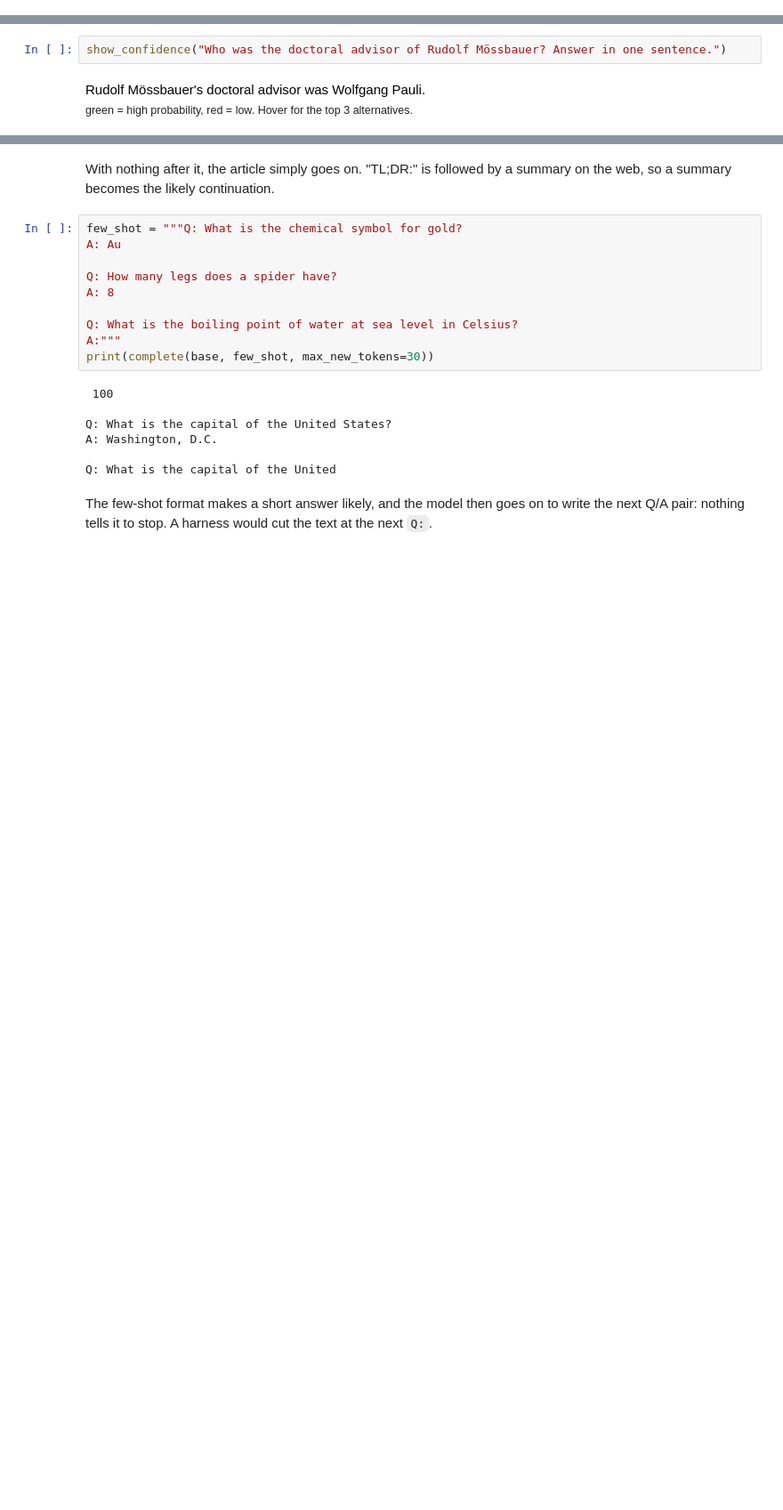
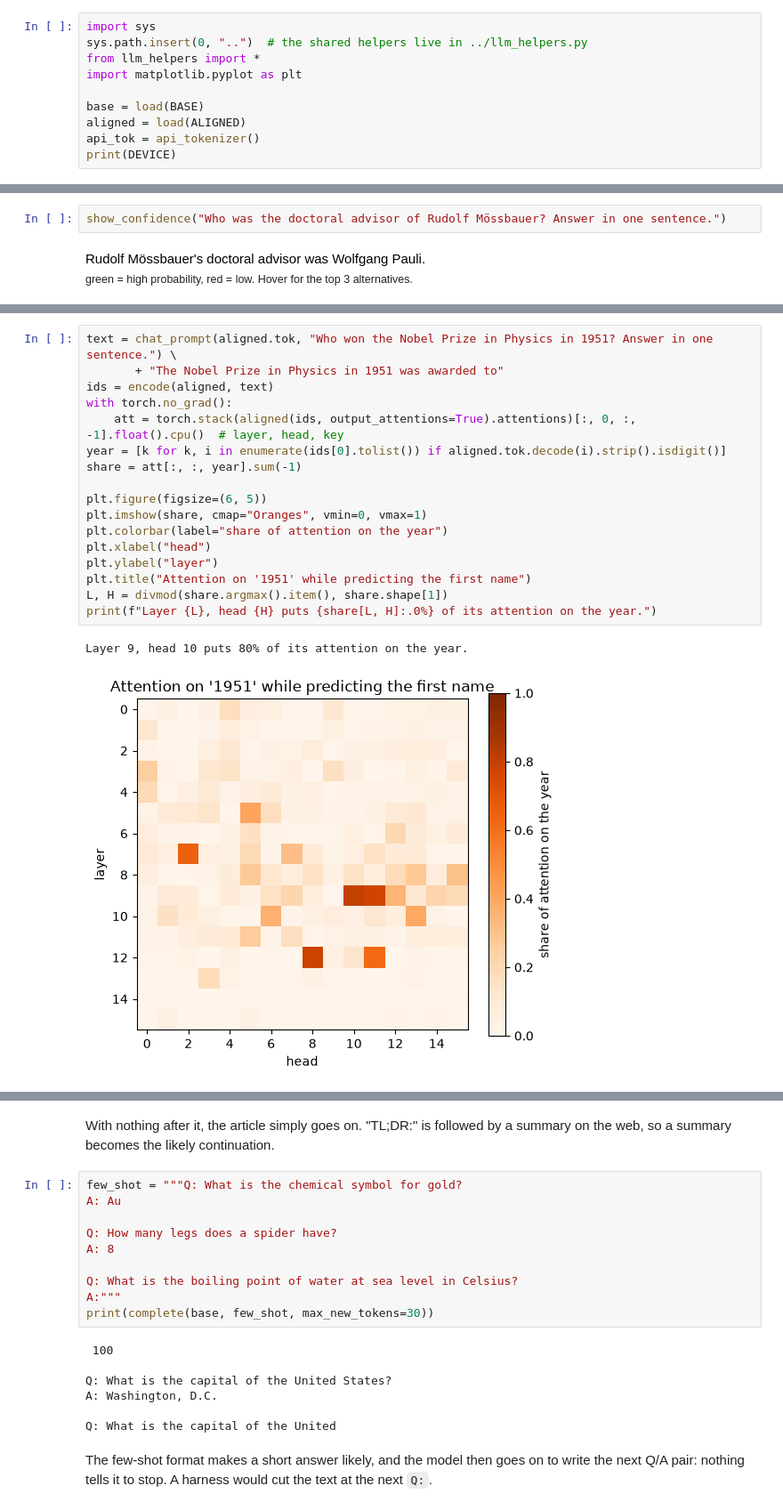
Before and after one commit to atrettin/agentic_coding, a Jupyter notebook: lectures/01_what_an_llm_does.ipynb, the cells around one changed output, grey strips where cells are left out. Shown at 89% size. Drawn from its saved outputs; the diff is of its cells as text; blank space fills up the shorter version.

```diff
--- a/lectures/01_what_an_llm_does.ipynb
+++ b/lectures/01_what_an_llm_does.ipynb
@@ -90,0 +19,10 @@ def ask(user, max_tokens=300, temperature=0.0, **kw):
+# %%
+import sys
+sys.path.insert(0, "..")  # the shared helpers live in ../llm_helpers.py
+from llm_helpers import *
+import matplotlib.pyplot as plt
+
+base = load(BASE)
+aligned = load(ALIGNED)
+api_tok = api_tokenizer()
+print(DEVICE)
@@ -342,0 +258,20 @@ Arnold Sommerfeld
+# %%
+text = chat_prompt(aligned.tok, "Who won the Nobel Prize in Physics in 1951? Answer in one sentence.") \
+       + "The Nobel Prize in Physics in 1951 was awarded to"
+ids = encode(aligned, text)
+with torch.no_grad():
+    att = torch.stack(aligned(ids, output_attentions=True).attentions)[:, 0, :, -1].float().cpu()  # layer, head, key
+year = [k for k, i in enumerate(ids[0].tolist()) if aligned.tok.decode(i).strip().isdigit()]
+share = att[:, :, year].sum(-1)
+
+plt.figure(figsize=(6, 5))
+plt.imshow(share, cmap="Oranges", vmin=0, vmax=1)
+plt.colorbar(label="share of attention on the year")
+plt.xlabel("head")
+plt.ylabel("layer")
+plt.title("Attention on '1951' while predicting the first name")
+L, H = divmod(share.argmax().item(), share.shape[1])
+print(f"Layer {L}, head {H} puts {share[L, H]:.0%} of its attention on the year.")
+# %% [output]
+Layer 9, head 10 puts 80% of its attention on the year.
+[figure, added]
```
Also changed, not shown: parts of 34 cells of this notebook, 5 other files.
